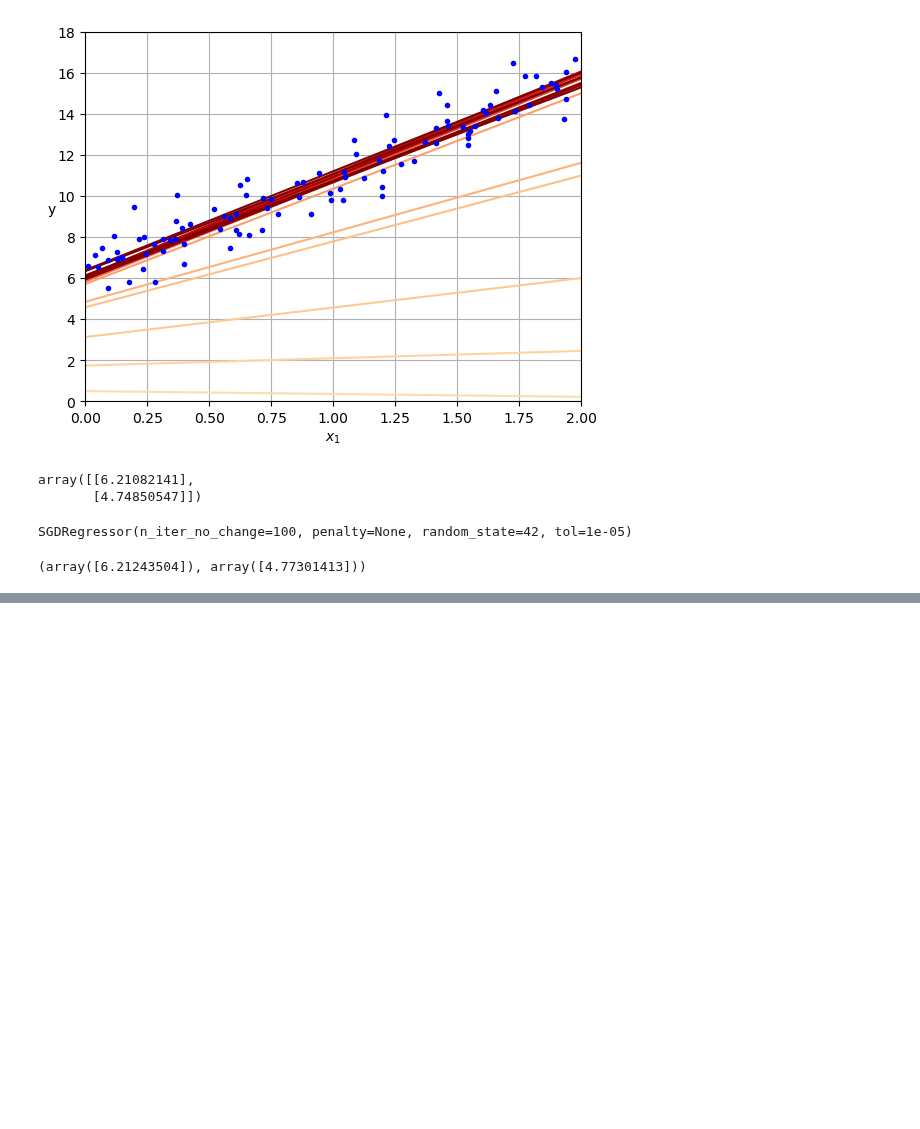
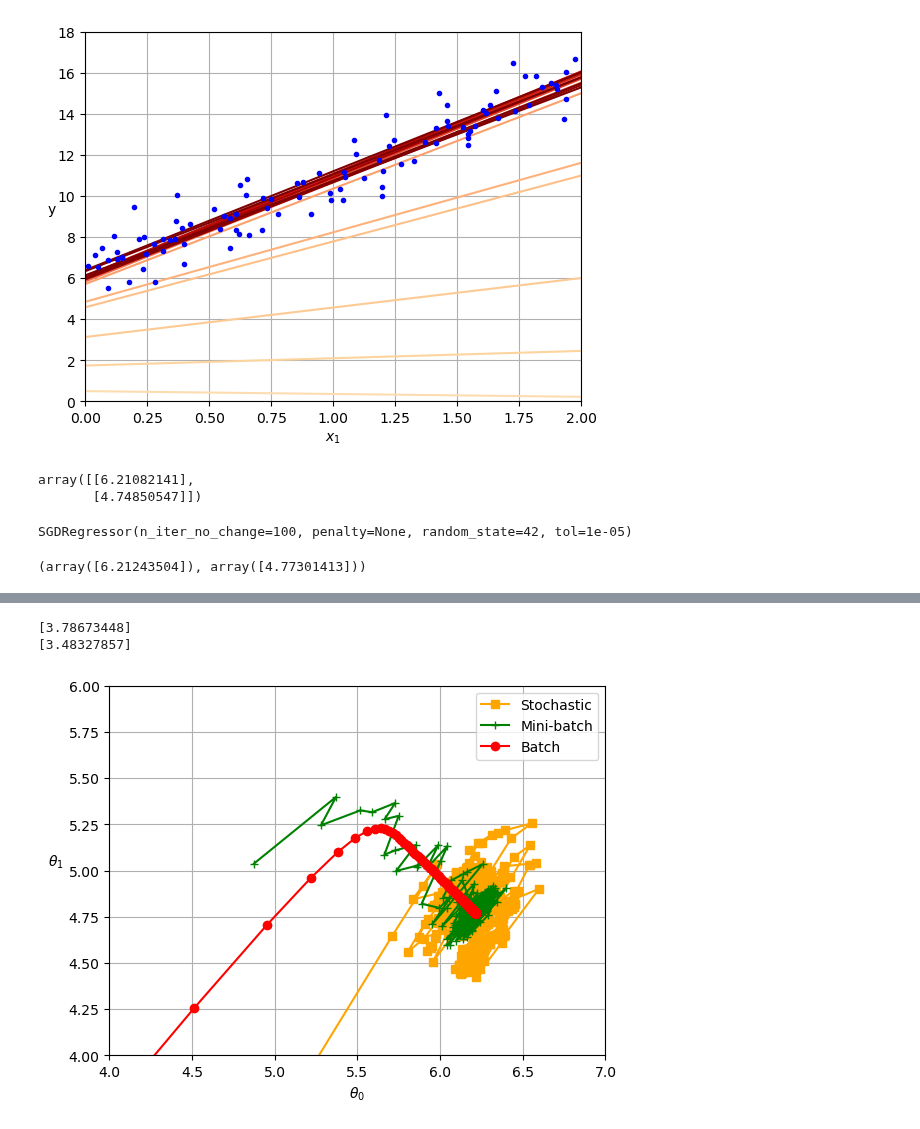
Before and after one commit to ShindeShivam/Machine-Learning, a Jupyter notebook: Fundamentals-of-Machine-Learning/4.Training-Models/training_models.ipynb, the cells around one changed output, grey strips where cells are left out. Saved outputs shown, nothing was run; the diff lists cells and outputs as text; code cells hidden in the pictures; blank space fills up the shorter version.

Commit message:
Mini-batch gradient descent added

```diff
--- a/Fundamentals-of-Machine-Learning/4.Training-Models/training_models.ipynb
+++ b/Fundamentals-of-Machine-Learning/4.Training-Models/training_models.ipynb
@@ -157,7 +157,7 @@ plt.figure(figsize=(15,5))
 plt.subplot(131)
 plot_gradient_descent(theta,0.02)
 plt.subplot(132)
-plot_gradient_descent(theta,0.1)
+theta_path_bgd=plot_gradient_descent(theta,0.1)
 plt.subplot(133)
 plot_gradient_descent(theta,0.5)
 plt.show()
@@ -201,6 +201,7 @@ for epoch in range(n_epoch):
         gradients=2*xi.T@(xi@theta-yi)
         eta=learning_shedule(epoch*m+iteration)
         theta=theta-eta*gradients
+        theta_path_sgd.append(theta)
 plt.plot(X,y,"b.")
 plt.grid()
 plt.axis([0,2,0,18])
@@ -259,9 +228,0 @@ array([[6.25224121],
-# %%
-x1=np.array([[1,1,1],[1,2,4],[1,3,9],[1,4,16]])
-y=np.array([[6],[11])
-a=x1.T
-
-B=a@x1
-inv_a=np.linalg.inv(B)
-
-theta=inv_a@B@y
@@ -275,0 +264,46 @@ theta=inv_a@B@y
+# %%
+from math import ceil
+
+n_epoch=50
+minibatch_size=20
+n_batches_per_epoch=ceil(m/minibatch_size)
+
+np.random.seed(42)
+theta=np.random.randn(2,1)
+t0,t1=200,1000
+
+def learning_rate(t):
+    return t0/(t+t1)
+theta_path_mgd=[]
+
+for epoch in range(n_epoch):
+    shuffled_indices=np.random.permutation(m)
+    X_bias_shuffled=X_bias[shuffled_indices]
+    y_shuffled=y[shuffled_indices]
+    for iteration in range(0,n_batches_per_epoch):
+        idx=iteration*minibatch_size
+        xi=X_bias_shuffled[idx:idx+minibatch_size]
+        yi=y_shuffled[idx:idx+minibatch_size]
+        gradients=2/minibatch_size*xi.T@(xi@theta-yi)
+        eta=learning_schedule(epoch*n_batches_per_epoch+iteration)
+        theta=theta-eta*gradients
+        theta_path_mgd.append(theta)
+theta_path_bgd=np.array(theta_path_bgd)  # Convert Python list in numpy array
+theta_path_sgd=np.array(theta_path_sgd)
+theta_path_mgd=np.array(theta_path_mgd)
+print(theta_path_bgd[1,0])
+print(theta_path_bgd[1,1])
+
+plt.plot(theta_path_sgd[:,0],theta_path_sgd[:,1],marker="s",color="orange",linestyle="-",label="Stochastic")
+plt.plot(theta_path_mgd[:,0],theta_path_mgd[:,1],"g-+",label="Mini-batch")
+plt.plot(theta_path_bgd[:,0],theta_path_bgd[:,1],marker="o",color="red",linestyle="-",label="Batch")
+plt.grid()
+plt.legend()
+plt.axis([4,7,4,6])
+plt.xlabel(r"$\theta_0$")
+plt.ylabel(r"$\theta_1$    ",rotation=0)
+plt.show()
+# %% [output]
+[3.78673448]
+[3.48327857]
+[figure, added]
```
Also changed, not shown: parts of 4 cells of this notebook.
